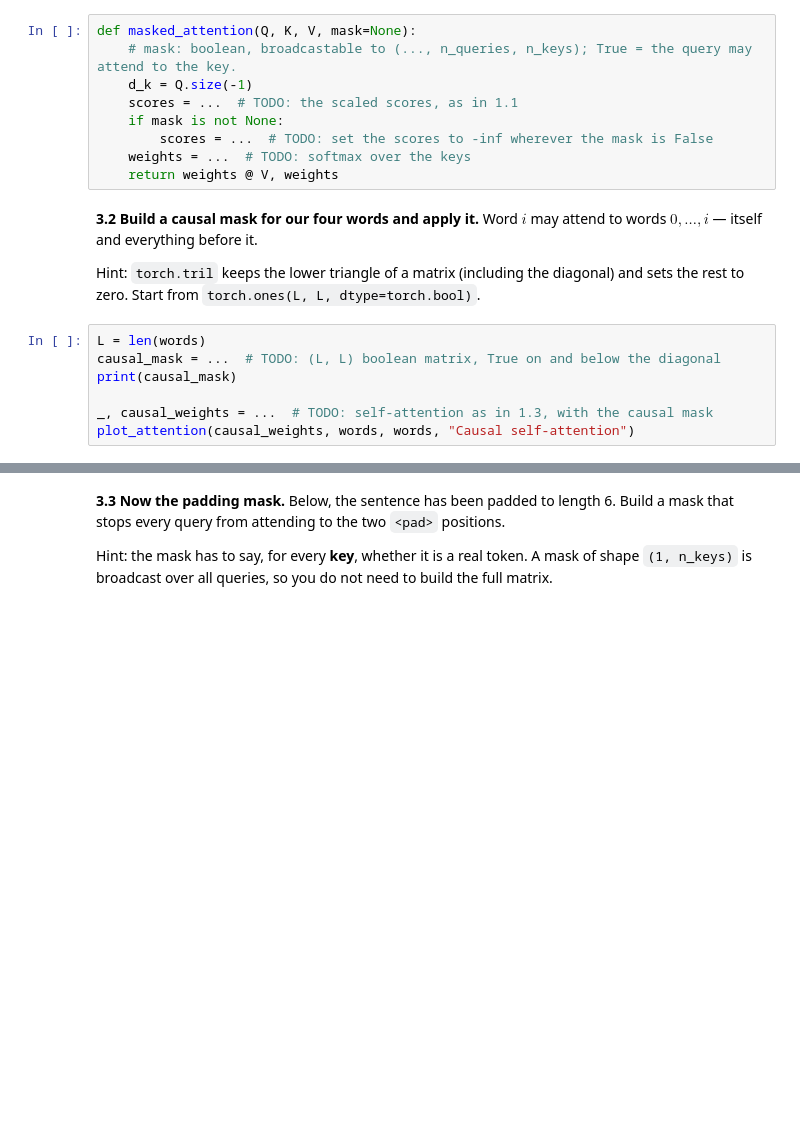
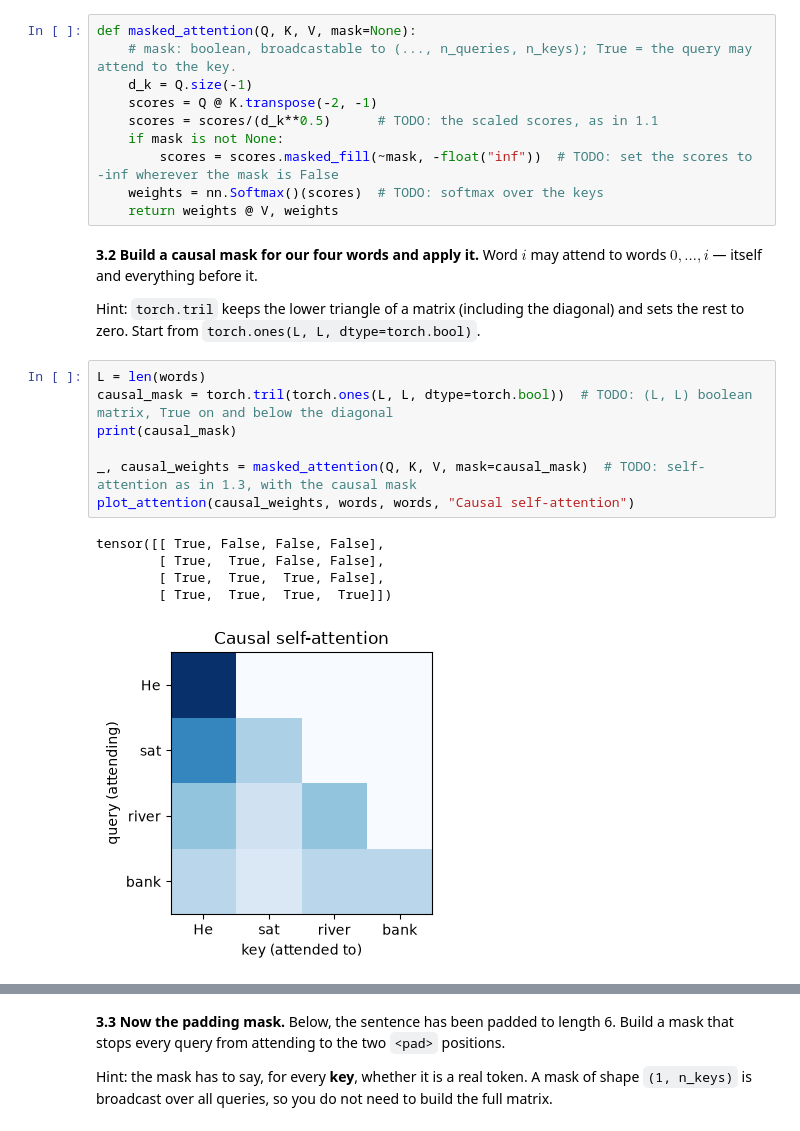
Before and after one commit to rasmusoleander/2026-NLP, a Jupyter notebook: Exercises/05 - Transformers/0. Attention.ipynb, the cells around one changed output, grey strips where cells are left out. Drawn from its saved outputs; the diff is of its cells as text; blank space fills up the shorter version.

```diff
--- a/Exercises/05 - Transformers/0. Attention.ipynb
+++ b/Exercises/05 - Transformers/0. Attention.ipynb
@@ -227,10 +237,11 @@ Hint: `mask` is a boolean tensor, `True` where attention is **allowed**. `scores
 def masked_attention(Q, K, V, mask=None):
     # mask: boolean, broadcastable to (..., n_queries, n_keys); True = the query may attend to the key.
     d_k = Q.size(-1)
-    scores = ...  # TODO: the scaled scores, as in 1.1
+    scores = Q @ K.transpose(-2, -1)
+    scores = scores/(d_k**0.5)      # TODO: the scaled scores, as in 1.1
     if mask is not None:
-        scores = ...  # TODO: set the scores to -inf wherever the mask is False
-    weights = ...  # TODO: softmax over the keys
+        scores = scores.masked_fill(~mask, -float("inf"))  # TODO: set the scores to -inf wherever the mask is False
+    weights = nn.Softmax()(scores)  # TODO: softmax over the keys
     return weights @ V, weights
 # %% [markdown]
 **3.2 Build a causal mask for our four words and apply it.** Word $i$ may attend to words $0, \ldots, i$ — itself and everything before it.
@@ -238,11 +249,17 @@ def masked_attention(Q, K, V, mask=None):
 Hint: `torch.tril` keeps the lower triangle of a matrix (including the diagonal) and sets the rest to zero. Start from `torch.ones(L, L, dtype=torch.bool)`.
 # %%
 L = len(words)
-causal_mask = ...  # TODO: (L, L) boolean matrix, True on and below the diagonal
+causal_mask = torch.tril(torch.ones(L, L, dtype=torch.bool))  # TODO: (L, L) boolean matrix, True on and below the diagonal
 print(causal_mask)
 
-_, causal_weights = ...  # TODO: self-attention as in 1.3, with the causal mask
+_, causal_weights = masked_attention(Q, K, V, mask=causal_mask)  # TODO: self-attention as in 1.3, with the causal mask
 plot_attention(causal_weights, words, words, "Causal self-attention")
+# %% [output]
+tensor([[ True, False, False, False],
+        [ True,  True, False, False],
+        [ True,  True,  True, False],
+        [ True,  True,  True,  True]])
+[figure, added]
 # %%
 # ✅ Check your causal mask
 assert causal_mask.dtype == torch.bool and causal_mask.shape == (4, 4), "the mask should be a (4, 4) boolean tensor"
```
Also changed, not shown: parts of 20 cells of this notebook.
